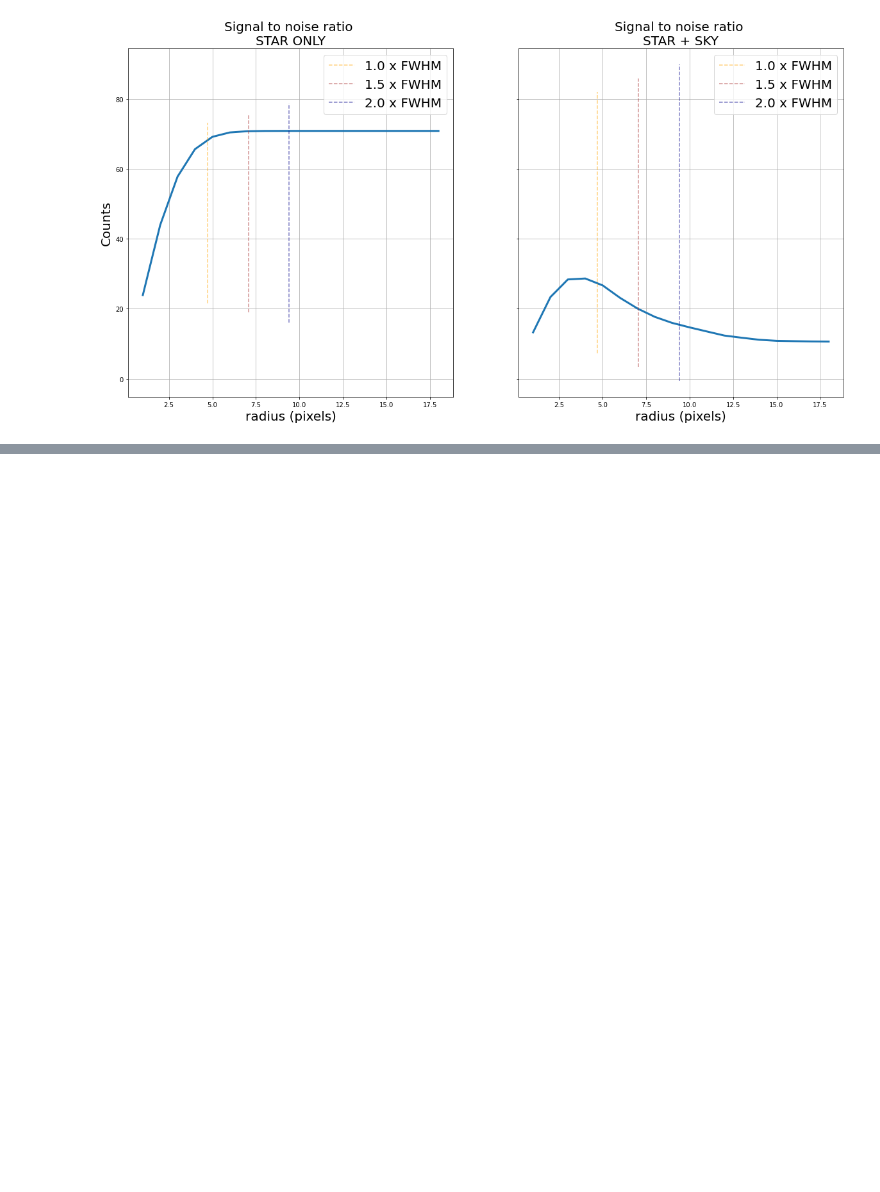
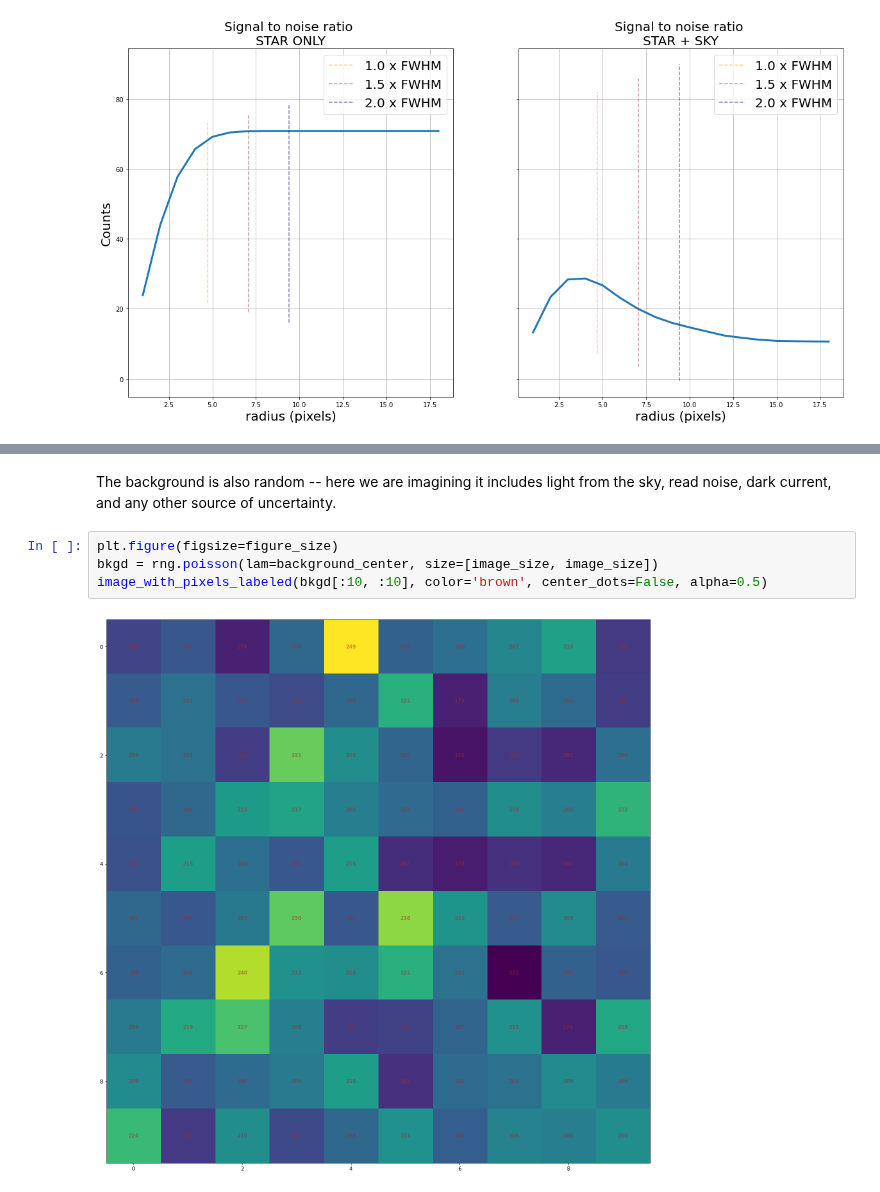
Before and after one commit to mwcraig/ast266-notes, a Jupyter notebook: 2023-10-18-aperture-size-BETTER.ipynb, the cells around one changed output, grey strips where cells are left out. Cells and saved outputs as stored; diff of their text form; blank space fills up the shorter version.

```diff
--- a/2023-10-18-aperture-size-BETTER.ipynb
+++ b/2023-10-18-aperture-size-BETTER.ipynb
@@ -220,0 +232,8 @@ Text(0, 0.5, 'Counts')
+# %% [markdown]
+The background is also random -- here we are imagining it includes light from the sky, read noise, dark current, and any other source of uncertainty.
+# %%
+plt.figure(figsize=figure_size)
+bkgd = rng.poisson(lam=background_center, size=[image_size, image_size])
+image_with_pixels_labeled(bkgd[:10, :10], color='brown', center_dots=False, alpha=0.5)
+# %% [output]
+[figure, added]
```
Also changed, not shown: parts of 4 cells of this notebook.
